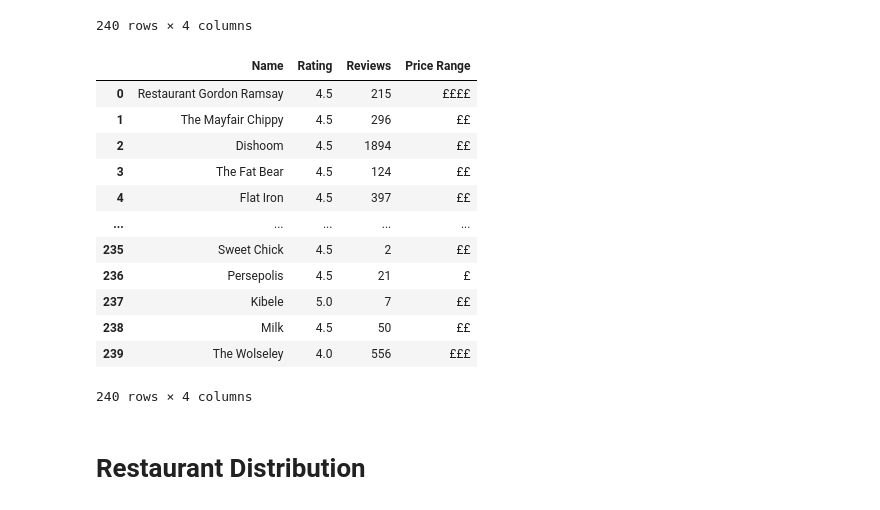
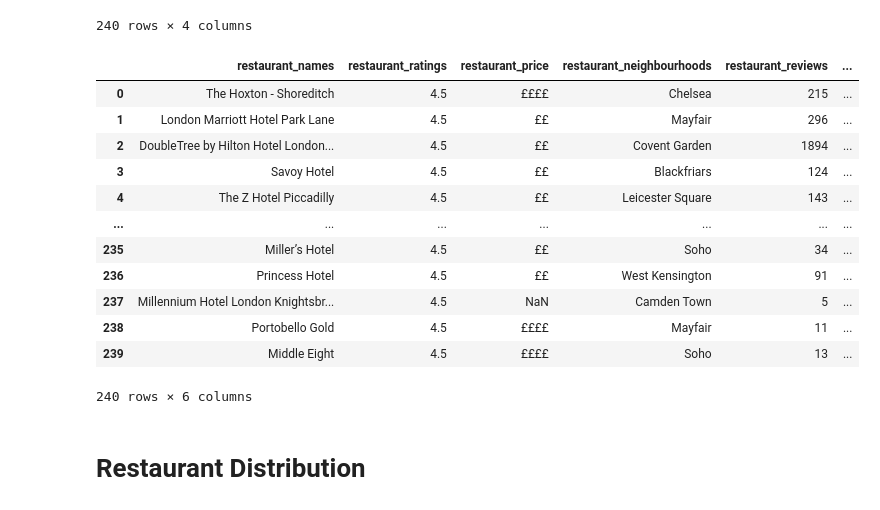
Before and after one commit to Kingsley-opoku/King_Ritthuja, a Jupyter notebook: file_open.ipynb, the cells around one changed output. Cells and saved outputs as stored; diff of their text form; code cells hidden in the pictures.

```diff
--- a/file_open.ipynb
+++ b/file_open.ipynb
@@ -37,22 +37,22 @@ data3
 | 239 | Skinners Arms | 4.5 | 32 | ££ |
 240 rows × 4 columns
 # %%
-data1 = pd.read_csv('C:\\Users\\ritth\\code\\Strive\\Streamlit_project\\restaurant_data.csv')
+data1 = pd.read_csv('C:\\Users\\ritth\\code\\Strive\\King_Ritthuja\\restaurant_data.csv')
 data1
 # %% [output]
-|  | Name | Rating | Reviews | Price Range |
-| 0 | Restaurant Gordon Ramsay | 4.5 | 215 | ££££ |
-| 1 | The Mayfair Chippy | 4.5 | 296 | ££ |
-| 2 | Dishoom | 4.5 | 1894 | ££ |
-| 3 | The Fat Bear | 4.5 | 124 | ££ |
-| 4 | Flat Iron | 4.5 | 397 | ££ |
-| ... | ... | ... | ... | ... |
-| 235 | Sweet Chick | 4.5 | 2 | ££ |
-| 236 | Persepolis | 4.5 | 21 | £ |
-| 237 | Kibele | 5.0 | 7 | ££ |
-| 238 | Milk | 4.5 | 50 | ££ |
-| 239 | The Wolseley | 4.0 | 556 | £££ |
+|  | restaurant_names | restaurant_ratings | restaurant_price | restaurant_neighbourhoods | restaurant_reviews | ... |
+| 0 | The Hoxton - Shoreditch | 4.5 | ££££ | Chelsea | 215 | ... |
+| 1 | London Marriott Hotel Park Lane | 4.5 | ££ | Mayfair | 296 | ... |
+| 2 | DoubleTree by Hilton Hotel London... | 4.5 | ££ | Covent Garden | 1894 | ... |
+| 3 | Savoy Hotel | 4.5 | ££ | Blackfriars | 124 | ... |
+| 4 | The Z Hotel Piccadilly | 4.5 | ££ | Leicester Square | 143 | ... |
+| ... | ... | ... | ... | ... | ... | ... |
+| 235 | Miller’s Hotel | 4.5 | ££ | Soho | 34 | ... |
+| 236 | Princess Hotel | 4.5 | ££ | West Kensington | 91 | ... |
+| 237 | Millennium Hotel London Knightsbr... | 4.5 | NaN | Camden Town | 5 | ... |
+| 238 | Portobello Gold | 4.5 | ££££ | Mayfair | 11 | ... |
+| 239 | Middle Eight | 4.5 | ££££ | Soho | 13 | ... |
-240 rows × 4 columns
+240 rows × 6 columns
 # %% [markdown]
 # Restaurant Distribution
 # %%
```
Also changed, not shown: parts of 2 cells of this notebook, 3 other files.
